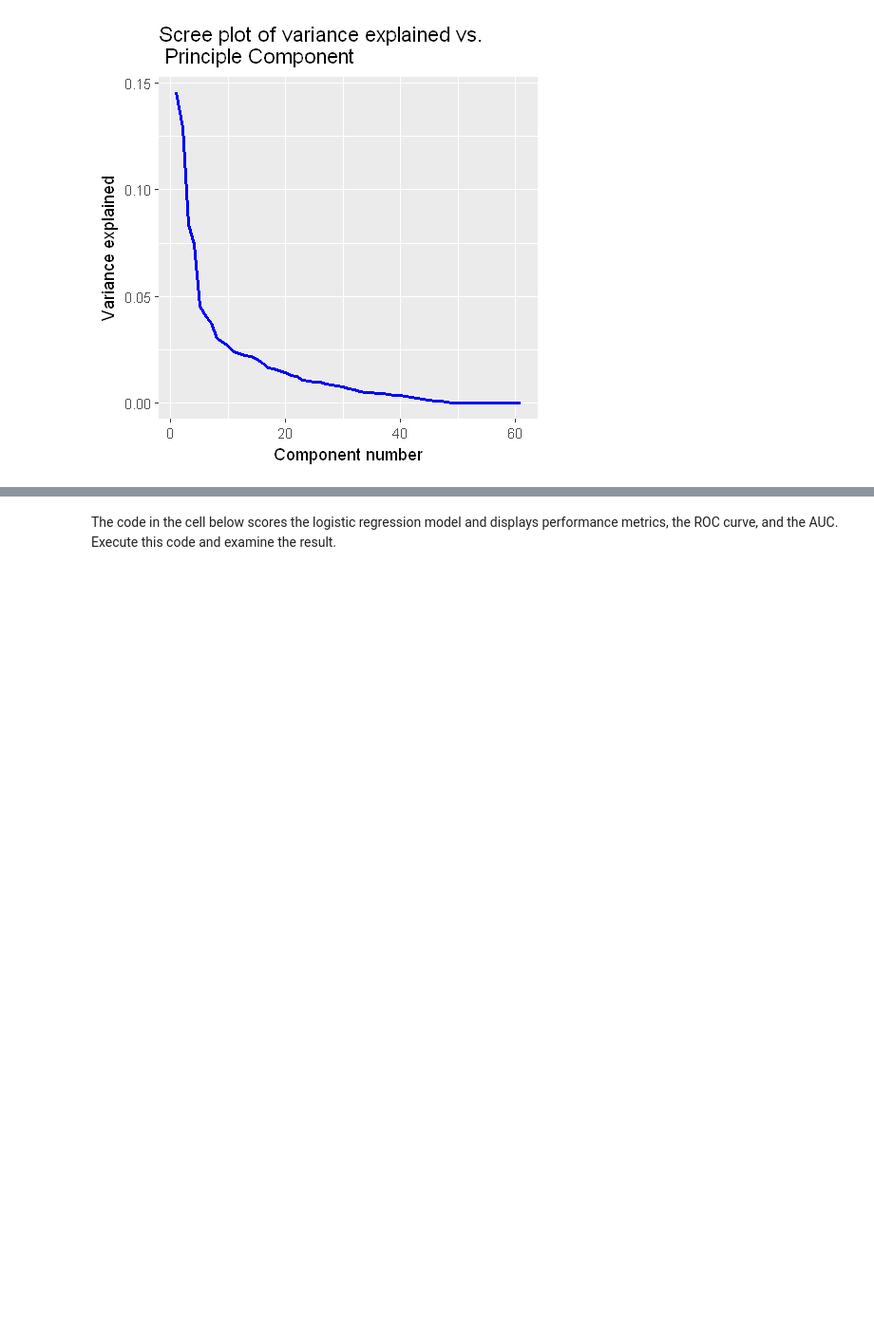
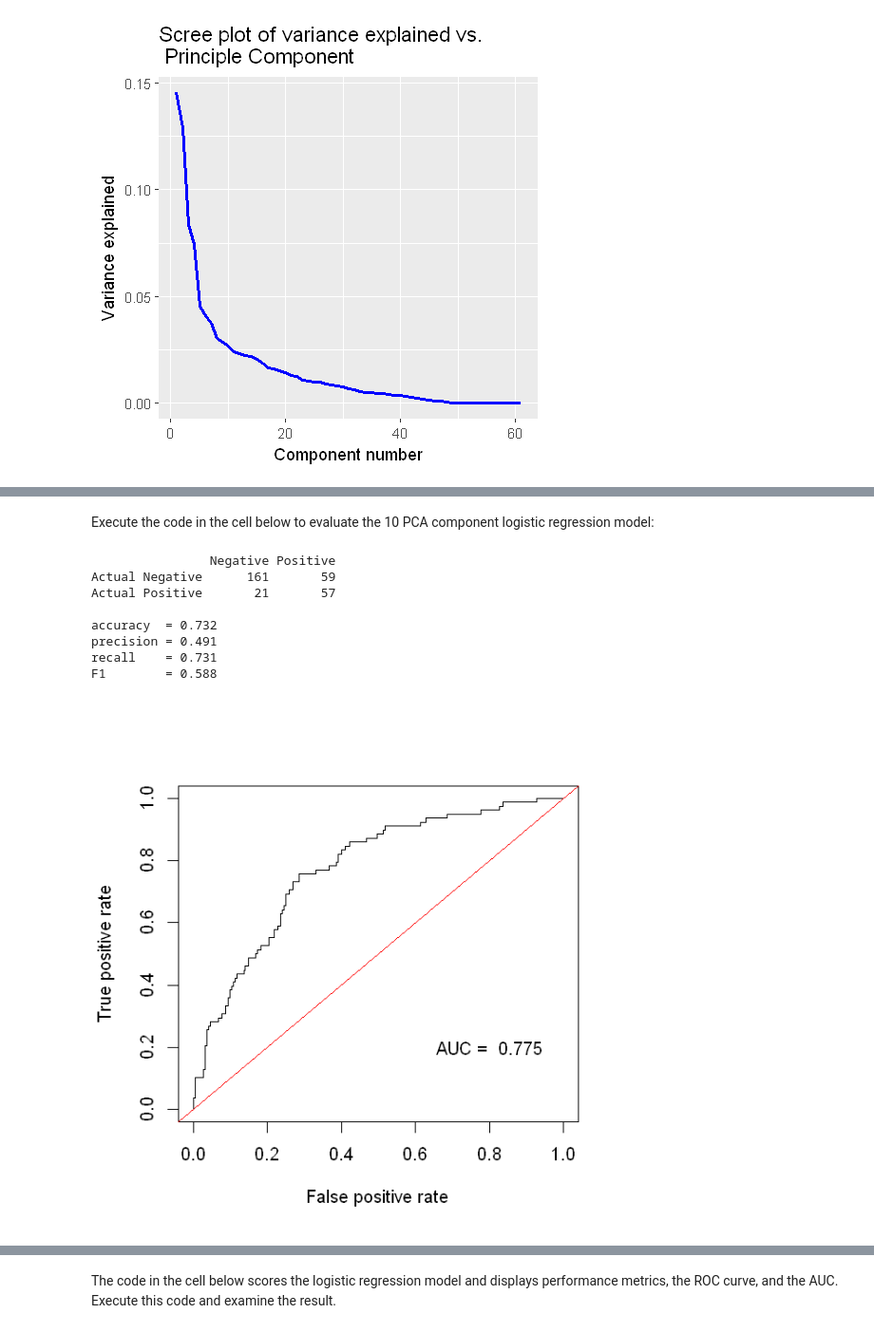
Before and after one commit to vijayraavi/Principles-of-Machine-Learning-R, a Jupyter notebook: Module5/DimensionalityReduction.ipynb, the cells around one changed output, grey strips where cells are left out. Shown: that part at 95% size. Saved outputs shown, nothing was run; the diff lists cells and outputs as text; code cells hidden in the pictures; blank space fills up the shorter version.

```diff
--- a/Module5/DimensionalityReduction.ipynb
+++ b/Module5/DimensionalityReduction.ipynb
@@ -271,0 +321,3 @@ Now it is time to create a PCA model with a reduced number of components. The co
+# %%
+training_10 = training %*% as.matrix(scaled_pca_10)
+dim(training_10)
@@ -271,0 +352,5 @@ Now it is time to create a PCA model with a reduced number of components. The co
+# %%
+test_10 = test %*% as.matrix(scaled_pca_10)
+test_10 = data.frame(test_10)
+test_10[,'bad_credit'] = test_label
+dim(test_10)
@@ -271,0 +361,9 @@ Now it is time to create a PCA model with a reduced number of components. The co
+# %%
+score_model = function(df, threshold){
+    df$score = ifelse(df$probs > threshold, 1, 0)
+    df
+}
+
+test_10$probs = predict(logistic_mod_10, newdata = test_10, type = 'response')
+test_10 = score_model(test_10, 0.5)
+test_10[1:10, c('bad_credit','score', 'probs')]
@@ -271,0 +382,53 @@ Now it is time to create a PCA model with a reduced number of components. The co
+# %% [markdown]
+Execute the code in the cell below to evaluate the 10 PCA component logistic regression model:
+# %%
+logistic.eval <- function(df){
+  # First step is to find the TP, FP, TN, FN cases
+  df$conf = ifelse(df$bad_credit == 1 & df$score == 1, 'TP',
+                    ifelse(df$bad_credit == 0 & df$score == 1, 'FP',
+                           ifelse(df$bad_credit == 0 & df$score == 0, 'TN', 'FN')))
+
+  # Elements of the confusion matrix
+  TP = length(df[df$conf == 'TP', 'conf'])
+  FP = length(df[df$conf == 'FP', 'conf'])
+  TN = length(df[df$conf == 'TN', 'conf'])
+  FN = length(df[df$conf == 'FN', 'conf'])
+
+  ## Confusion matrix as data frame
+  out = data.frame(Negative = c(TN, FN), Positive = c(FP, TP))
+  row.names(out) = c('Actual Negative', 'Actual Positive')
+  print(out)
+
+  # Compute and print metrics
+  P = TP/(TP + FP)
+  R = TP/(TP + FN)
+  F1 = 2*P*R/(P+R)
+  cat('\n')
+  cat(paste('accuracy  =', as.character(round((TP + TN)/(TP + TN + FP + FN), 3)), '\n'))
+  cat(paste('precision =', as.character(round(P, 3)), '\n'))
+  cat(paste('recall    =', as.character(round(R, 3)), '\n'))
+  cat(paste('F1        =', as.character(round(F1,3)),'\n'))
+}
+
+ROC_AUC = function(df){
+    options(repr.plot.width=5, repr.plot.height=5)
+    pred_obj = prediction(df$probs, df$bad_credit)
+    perf_obj <- performance(pred_obj, measure = "tpr", x.measure = "fpr")
+    AUC = performance(pred_obj,"auc")@y.values[[1]] # Access the AUC from the slot of the S4 object
+    plot(perf_obj)
+    abline(a=0, b= 1, col = 'red')
+    text(0.8, 0.2, paste('AUC = ', as.character(round(AUC, 3))))
+}
+
+logistic.eval(test_10)
+ROC_AUC(test_10)
+# %% [output]
+                Negative Positive
+Actual Negative      161       59
+Actual Positive       21       57
+
+accuracy  = 0.732
+precision = 0.491
+recall    = 0.731
+F1        = 0.588
+[figure, added]
```
Also changed, not shown: parts of 35 cells of this notebook.
